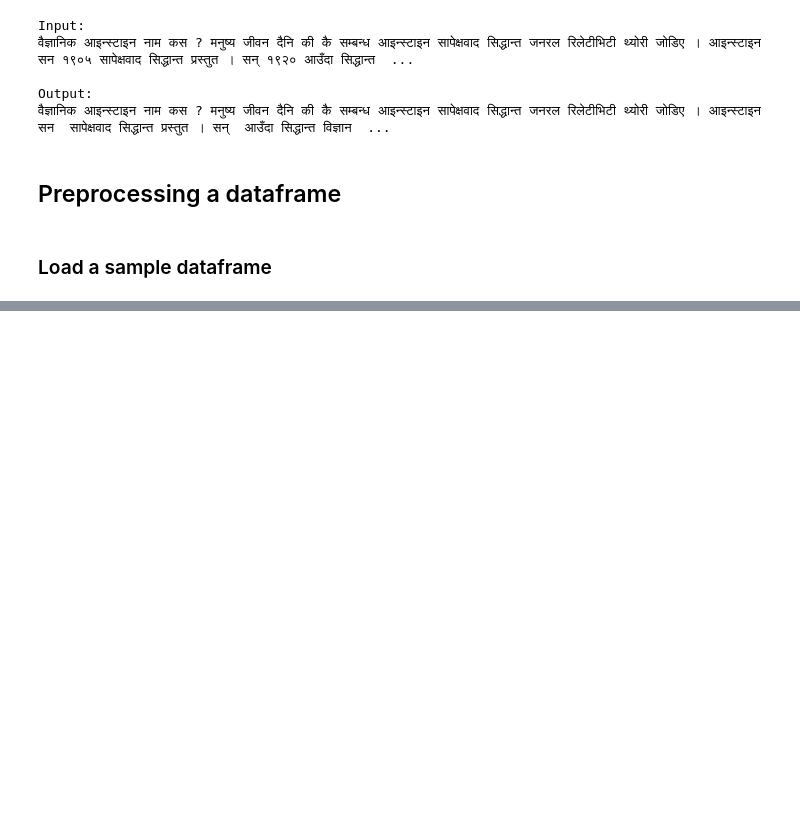
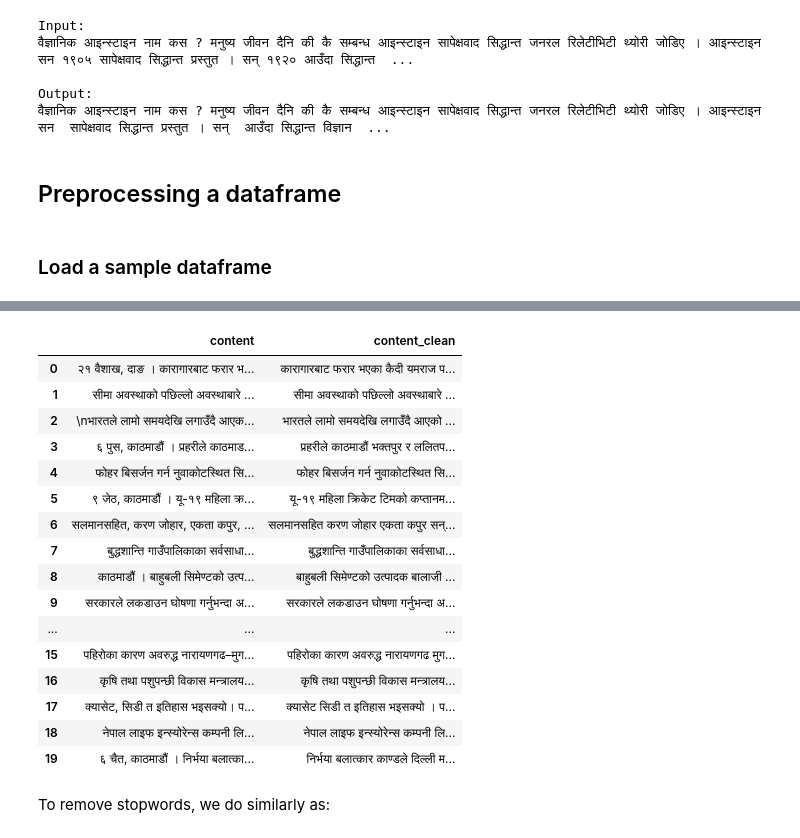
Before and after one commit to Suyogyart/nepali-transformers-evaluation, a Jupyter notebook: code/preprocessing/preprocessing_example.ipynb, the cells around one changed output, grey strips where cells are left out. Cells and saved outputs as stored; diff of their text form; code cells hidden in the pictures; blank space fills up the shorter version.

```diff
--- a/code/preprocessing/preprocessing_example.ipynb
+++ b/code/preprocessing/preprocessing_example.ipynb
@@ -195,0 +235,24 @@ def preprocess(text):
+# %%
+df['content_clean'] = df.content.apply(preprocess)
+# %%
+df[['content', 'content_clean']].head(20)
+# %% [output]
+|  | content | content_clean |
+| 0 | २१ वैशाख, दाङ । कारागारबाट फरार भ... | कारागारबाट फरार भएका कैदी यमराज प... |
+| 1 | सीमा अवस्थाको पछिल्लो अवस्थाबारे ... | सीमा अवस्थाको पछिल्लो अवस्थाबारे ... |
+| 2 | \nभारतले लामो समयदेखि लगाउँदै आएक... | भारतले लामो समयदेखि लगाउँदै आएको ... |
+| 3 | ६ पुस, काठमाडौं । प्रहरीले काठमाड... | प्रहरीले काठमाडौं भक्तपुर र ललितप... |
+| 4 | फोहर बिसर्जन गर्न नुवाकोटस्थित सि... | फोहर बिसर्जन गर्न नुवाकोटस्थित सि... |
+| 5 | ९ जेठ, काठमाडौं । यू-१९ महिला क्र... | यू-१९ महिला क्रिकेट टिमको कप्तानम... |
+| 6 | सलमानसहित, करण जोहार, एकता कपुर, ... | सलमानसहित करण जोहार एकता कपुर सन्... |
+| 7 | बुद्धशान्ति गाउँपालिकाका सर्वसाधा... | बुद्धशान्ति गाउँपालिकाका सर्वसाधा... |
+| 8 | काठमाडौं । बाहुबली सिमेण्टको उत्प... | बाहुबली सिमेण्टको उत्पादक बालाजी ... |
+| 9 | सरकारले लकडाउन घोषणा गर्नुभन्दा अ... | सरकारले लकडाउन घोषणा गर्नुभन्दा अ... |
+| ... | ... | ... |
+| 15 | पहिरोका कारण अवरुद्ध नारायणगढ–मुग... | पहिरोका कारण अवरुद्ध नारायणगढ मुग... |
+| 16 | कृषि तथा पशुपन्छी विकास मन्त्रालय... | कृषि तथा पशुपन्छी विकास मन्त्रालय... |
+| 17 | क्यासेट, सिडी त इतिहास भइसक्यो। प... | क्यासेट सिडी त इतिहास भइसक्यो । प... |
+| 18 | नेपाल लाइफ इन्स्योरेन्स कम्पनी लि... | नेपाल लाइफ इन्स्योरेन्स कम्पनी लि... |
+| 19 | ६ चैत, काठमाडौं । निर्भया बलात्का... | निर्भया बलात्कार काण्डले दिल्ली म... |
+# %% [markdown]
+To remove stopwords, we do similarly as:
```
Also changed, not shown: parts of 5 cells of this notebook, 1 other file.
